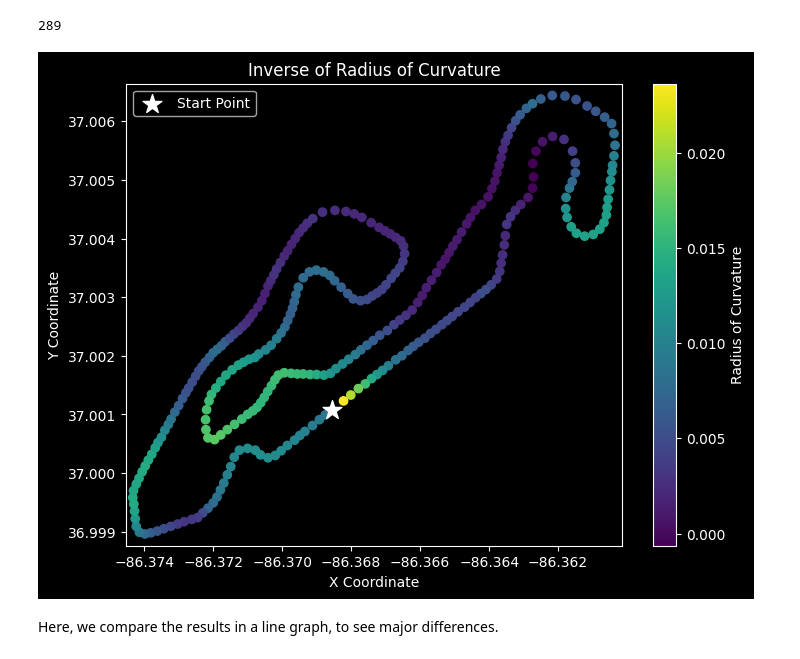
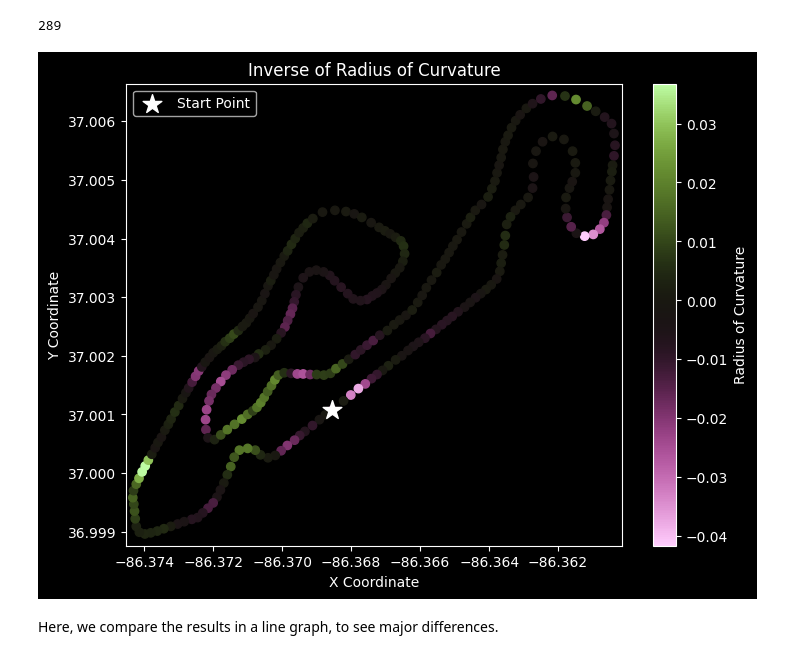
Before and after one commit to UBC-Solar/data_analysis, a Jupyter notebook: v4/localization_with_acceleration/acceleration.ipynb, the cells around one changed output. Drawn from its saved outputs; the diff is of its cells as text; code cells hidden in the pictures.

```diff
--- a/v4/localization_with_acceleration/acceleration.ipynb
+++ b/v4/localization_with_acceleration/acceleration.ipynb
@@ -552,7 +559,7 @@ def calculate_radius_direct(v, a_centripetal):
     mask = (np.abs(a_centripetal) > 1e-5) & (np.abs(v) > 1e-5)
 
     # R = v^2 / a_c
-    radius[mask] = (v[mask]**2) / np.abs(a_centripetal[mask])
+    radius[mask] = (v[mask]**2) / a_centripetal[mask]
 
     return radius
 # %%
@@ -597,7 +601,7 @@ from scipy import integrate
 def distance_so_far(v_ts, start_time, end_time, dt=0.1):
     return v_ts*v_ts.period
 # %%
-distance_list = distance_so_far(motor, lap_start_time, lap_stop_time, dt=0.1)
+distance_list = distance_so_far(motor, lap_start_3_3, lap_stop_3_4, dt=0.1)
 np.sum(distance_list)
 # %% [output]
 TimeSeries(5271.70036253)
@@ -649,43 +655,54 @@ len(unique_coords)
 # %% [output]
 289
 # %%
-# Separating the coordinates into x and y components
-x_coords2 = [coord[1] for coord in unique_coords]
-y_coords2 = [coord[0] for coord in unique_coords]
+from matplotlib.colors import SymLogNorm
 
-# 🔧 remove the last point
-x_coords2 = x_coords2[:-1]
-y_coords2 = y_coords2[:-1]
+mean_radius_indexed_colored = mean_radius_per_index.copy()
+mean_radius_indexed_colored[
+    (-1e-6 < mean_radius_indexed_colored) & (mean_radius_indexed_colored < 1e-6)
+] = 0
 
-# Create an array of points from the coordinates
-points = np.array([x_coords2, y_coords2]).T.reshape(-1, 1, 2)
 
-# Create a plot
-radius_colors = radius_with_xy
+norm = SymLogNorm(
+    linthresh=1e-4,   # linear region around 0 (tune if needed)
+    linscale=1,
+    vmin=-0.025,
+    vmax=0.025
+)
+
 plt.figure(figsize=(8, 6))
-plt.scatter(x_coords2, y_coords2, c=savgol_filter(mean_radius_per_index, 45, 4))
+sc = plt.scatter(
+    x_coords2,
+    y_coords2,
+    c=mean_radius_per_index,
+    #norm=norm,
+    cmap="vanimo"
+)
+
 plt.gca().get_yaxis().get_major_formatter().set_useOffset(False)
 
-# Add a color bar to show the velocity scale
-plt.colorbar(label='Radius of Curvature')
+plt.colorbar(sc, label="Radius of Curvature")
 
-# Add labels, grid, and title
-plt.xlabel('X Coordinate')
-plt.ylabel('Y Coordinate')
+plt.xlabel("X Coordinate")
+plt.ylabel("Y Coordinate")
 plt.title("Inverse of Radius of Curvature")
 
-# Adjust the axis limits to fit the track
 plt.xlim(min(x_coords2) - 0.0002, max(x_coords2) + 0.0002)
 plt.ylim(min(y_coords2) - 0.0002, max(y_coords2) + 0.0002)
 
-# Optionally, highlight the starting point
-plt.scatter(x_coords2[0], y_coords2[0], color='white', s=200, marker='*', label='Start Point')
+plt.scatter(
+    x_coords2[0],
+    y_coords2[0],
+    color="white",
+    s=200,
+    marker="*",
+    label="Start Point"
+)
 
-# Add a legend and show the plot
 plt.legend()
 plt.show()
 # %% [output]
-[figure, old version]
+[figure, new version]
 # %% [markdown]
 Here, we compare the results in a line graph, to see major differences.
 # %%
```
Also changed, not shown: parts of 10 cells of this notebook.
